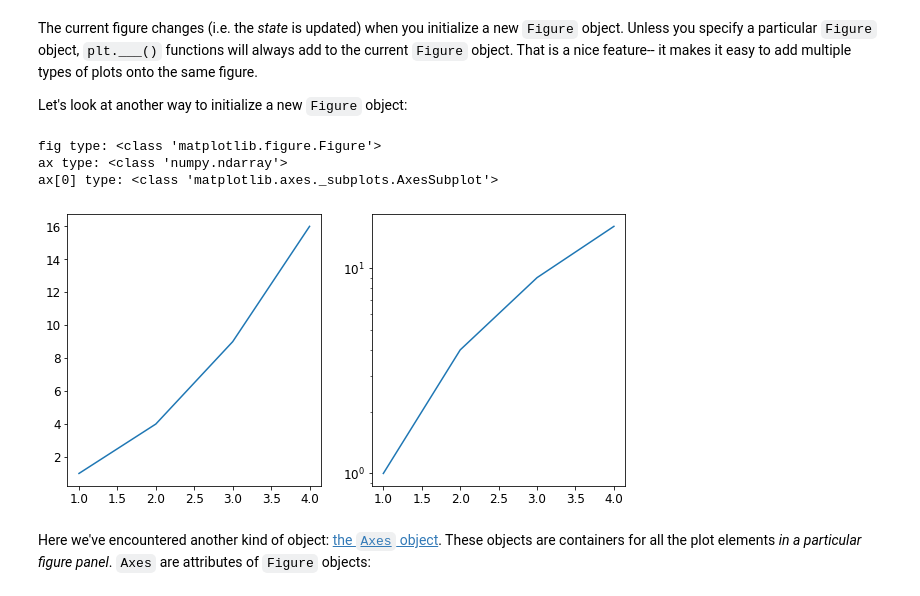
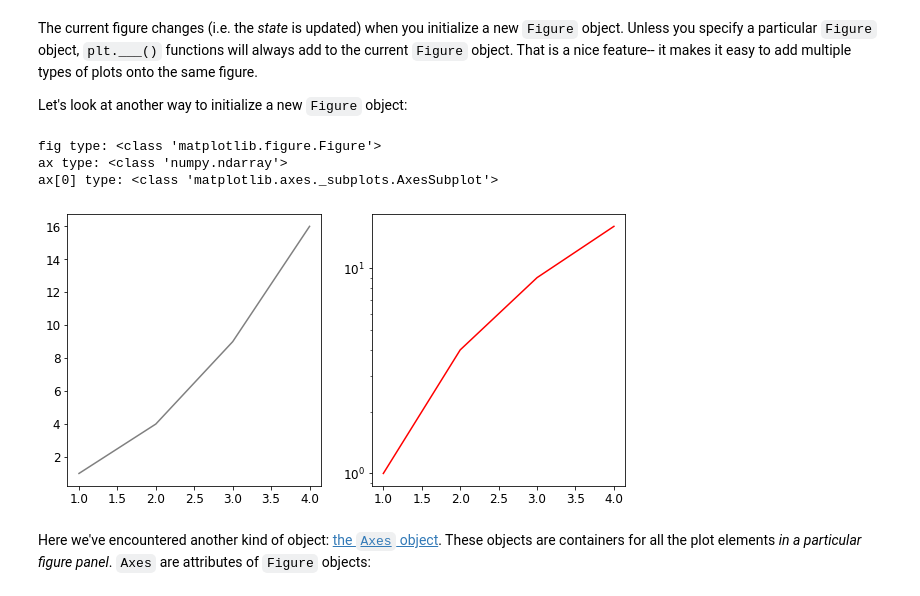
Before and after one commit to semaphoreP/codeastro, a Jupyter notebook: Day1/mpl_astropy.ipynb, the cells around one changed output. Cells and saved outputs as stored; diff of their text form; code cells hidden in the pictures.

```diff
--- a/Day1/mpl_astropy.ipynb
+++ b/Day1/mpl_astropy.ipynb
@@ -68,18 +69,18 @@ Let's look at another way to initialize a new `Figure` object:
 # %%
 fig, ax = plt.subplots(nrows=1, ncols=2, figsize=(10, 5))
 
-ax[0].plot(x, y)
-ax[1].plot(x, y)
+ax[0].plot(x, y, color='grey')
+ax[1].plot(x, y, color='red')
 ax[1].set_yscale('log')
 
 print('fig type: {}'.format(type(fig)))
 print('ax type: {}'.format(type(ax)))
 print('ax[0] type: {}'.format(type(ax[0])))
 # %% [output]
 fig type: <class 'matplotlib.figure.Figure'>
 ax type: <class 'numpy.ndarray'>
 ax[0] type: <class 'matplotlib.axes._subplots.AxesSubplot'>
-[figure, old version]
+[figure, new version]
 # %% [markdown]
 Here we've encountered another kind of object: [the `Axes` object](https://matplotlib.org/api/axes_api.html#matplotlib.axes.Axes). These objects are containers for all the plot elements *in a particular figure panel*. `Axes` are attributes of `Figure` objects:
 # %%
```
Also changed, not shown: parts of 6 cells of this notebook.
